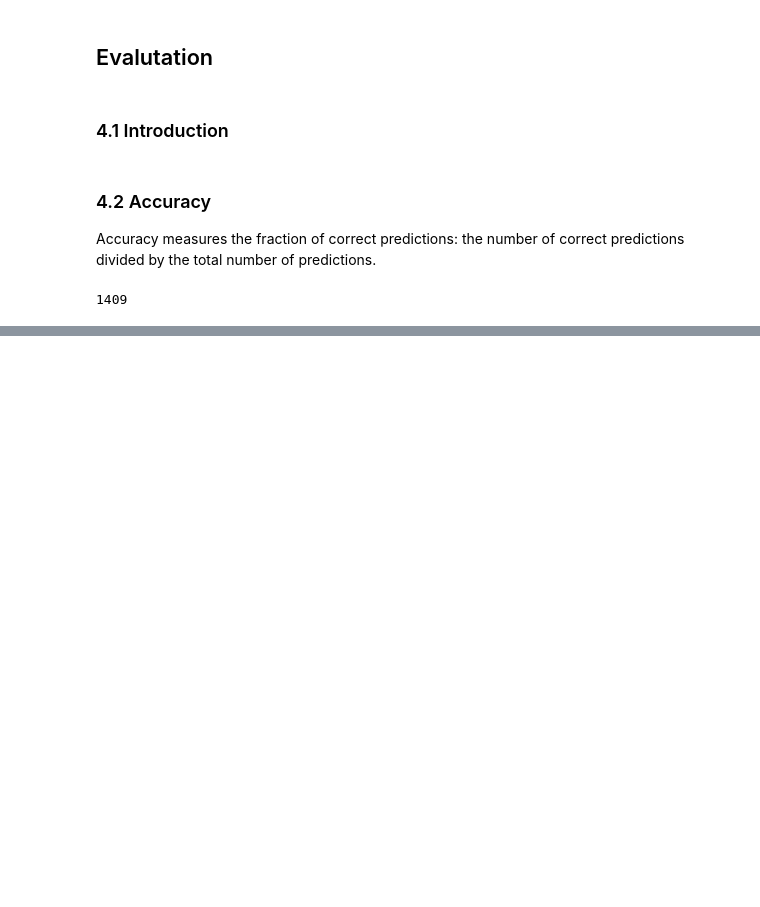
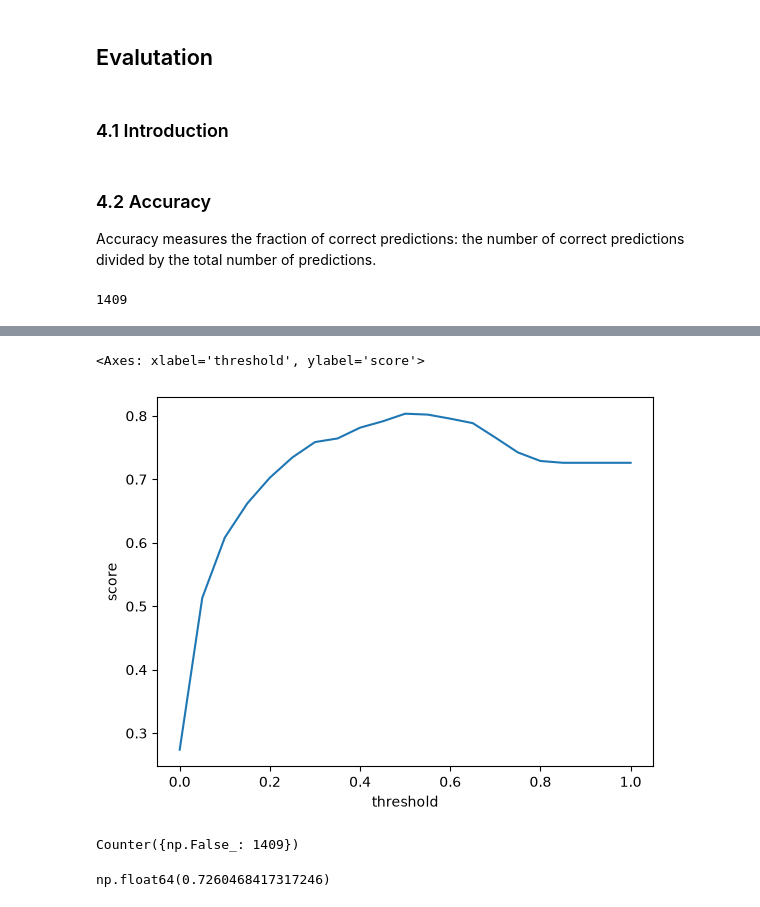
Before and after one commit to dangerpouse/zoomcamp---Machine-Learning, a Jupyter notebook: 03 - Classification/001 - Churn Project.ipynb, the cells around one changed output, grey strips where cells are left out. Saved outputs shown, nothing was run; the diff lists cells and outputs as text; code cells hidden in the pictures; blank space fills up the shorter version.

```diff
--- a/03 - Classification/001 - Churn Project.ipynb
+++ b/03 - Classification/001 - Churn Project.ipynb
@@ -1060,0 +1072,8 @@ np.float64(0.0)
+# %%
+thresholds = np.linspace(0,1,21)
+
+scores = []
+for t in thresholds:
+    score = accuracy_score(y_val, y_val_pred >= t)
+    print('%.2f %.3f' % (t, score))
+    scores.append(score)
@@ -1060,0 +1098,21 @@ np.float64(0.0)
+# %%
+df_scores = pd.DataFrame(scores)
+df_scores['threshold'] = np.linspace(0,1,21)
+df_scores.columns = ['score','threshold']
+sns.lineplot(df_scores, x='threshold',y='score')
+# %% [output]
+<Axes: xlabel='threshold', ylabel='score'>
+[figure, added]
+# %%
+#check if the model predicts nobody will churn
+from collections import Counter
+
+Counter(y_val_pred >= 1.0)
+# %% [output]
+Counter({np.False_: 1409})
+# %%
+#what is the churn rate of the validation dataset
+1 - y_val.mean()
+#27% churned, 73% did not. Inbalanced dataset
+# %% [output]
+np.float64(0.7260468417317246)
```
Also changed, not shown: parts of 9 cells of this notebook.
